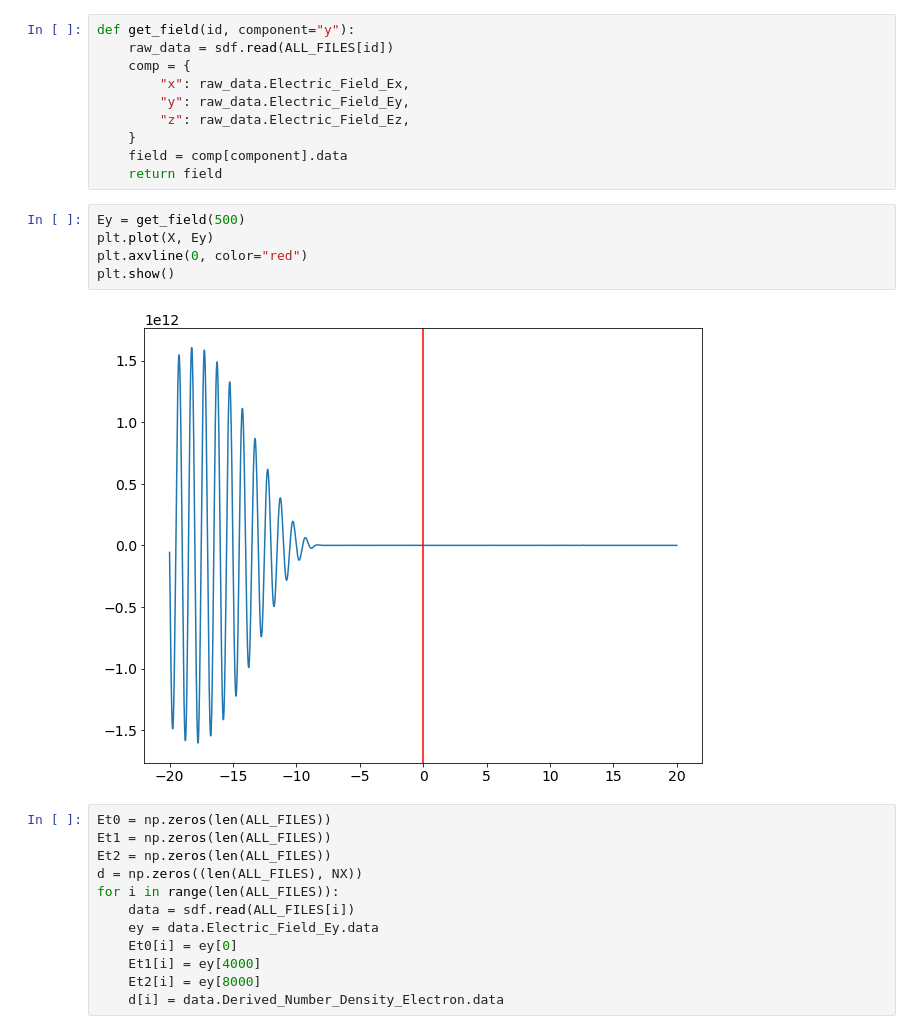
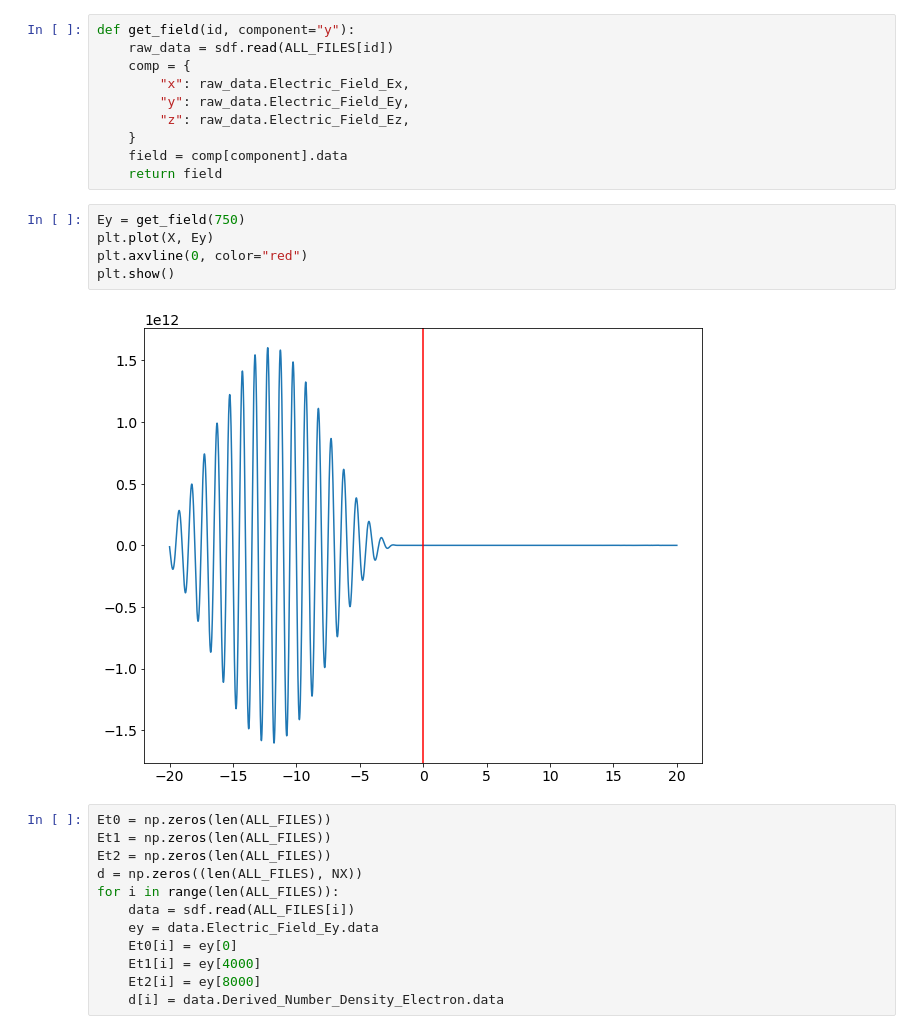
Before and after one commit to Hari31416/MSc_Project, a Jupyter notebook: EPOCH/High_Harmonic_Generation/envelope/sine_squared.ipynb, the cells around one changed output. Saved outputs shown, nothing was run; the diff lists cells and outputs as text.

```diff
--- a/EPOCH/High_Harmonic_Generation/envelope/sine_squared.ipynb
+++ b/EPOCH/High_Harmonic_Generation/envelope/sine_squared.ipynb
@@ -199,12 +201,12 @@ def get_field(id, component="y"):
     field = comp[component].data
     return field
 # %%
-Ey = get_field(500)
+Ey = get_field(750)
 plt.plot(X, Ey)
 plt.axvline(0, color="red")
 plt.show()
 # %% [output]
-[figure, old version]
+[figure, new version]
 # %%
 Et0 = np.zeros(len(ALL_FILES))
 Et1 = np.zeros(len(ALL_FILES))
```
Also changed, not shown: parts of 10 cells of this notebook, 8 other files.
